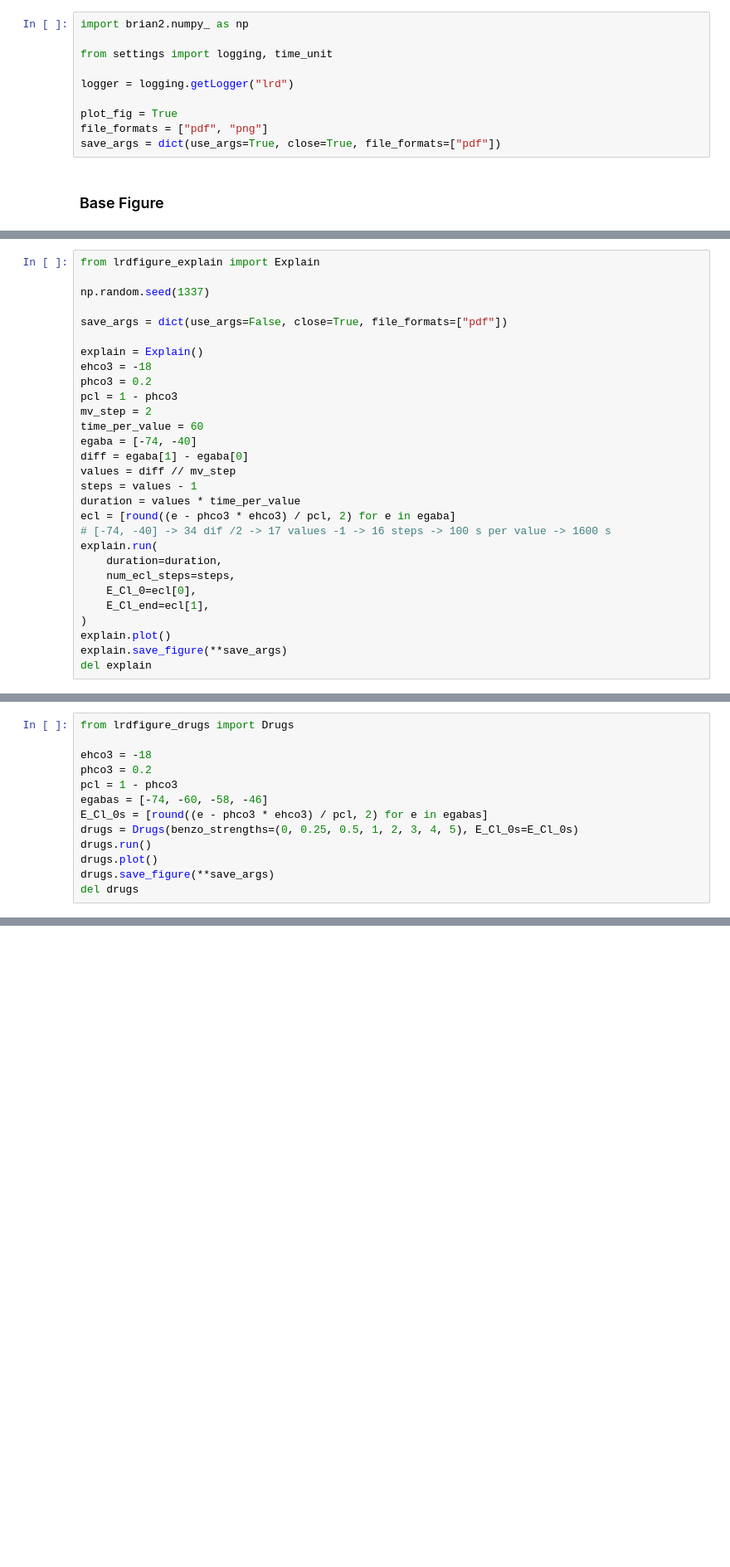
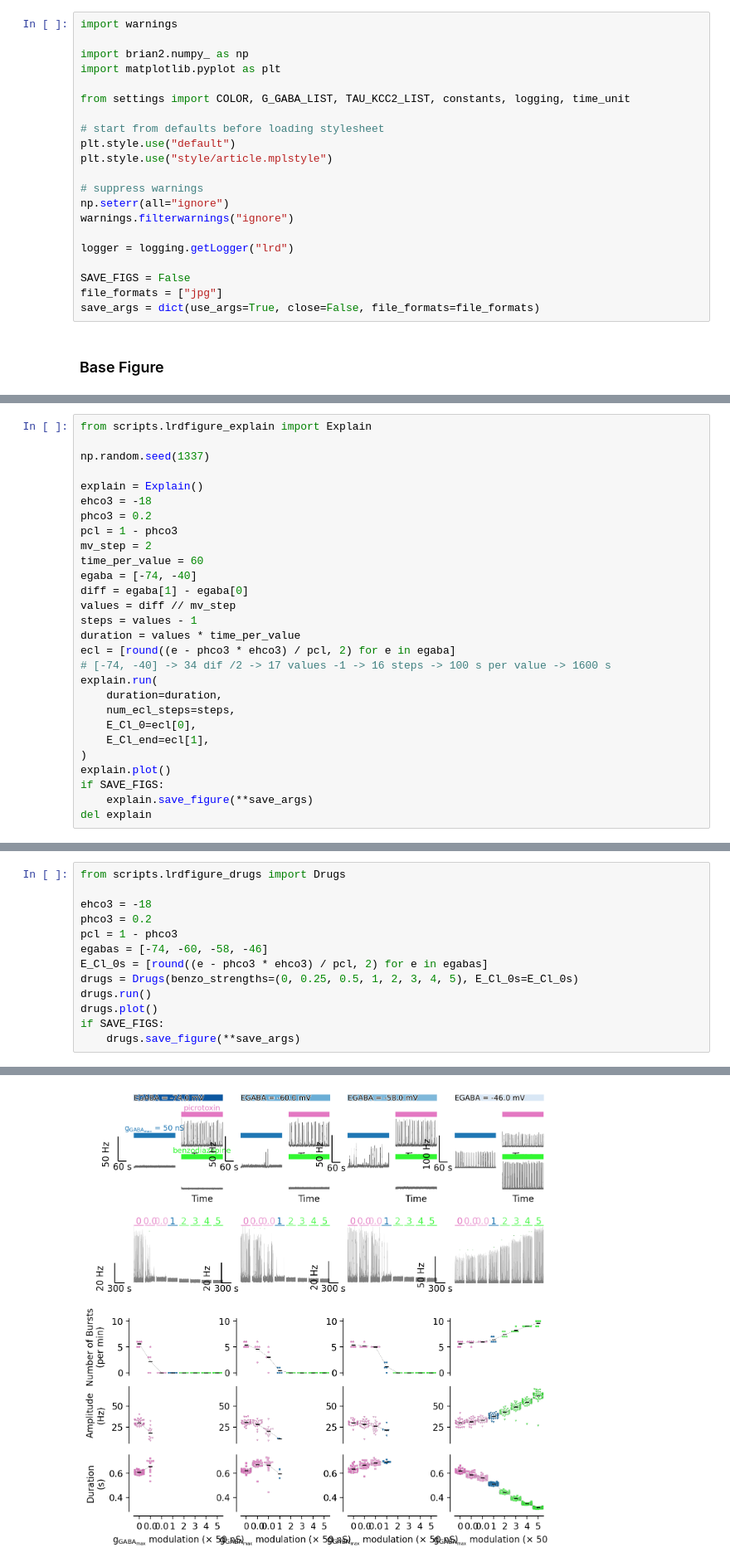
Before and after one commit to ChrisCurrin/goldilocks-GABA, a Jupyter notebook: lrd_figures.ipynb, the cells around one changed output, grey strips where cells are left out. Shown at 83% size. Drawn from its saved outputs; the diff is of its cells as text; blank space fills up the shorter version.

Commit message:
update figures and notebook with better colours and closer relation to final edited versions

```diff
--- a/lrd_figures.ipynb
+++ b/lrd_figures.ipynb
@@ -5,13 +8,24 @@
 # %%
+import warnings
+
 import brian2.numpy_ as np
+import matplotlib.pyplot as plt
 
-from settings import logging, time_unit
+from settings import COLOR, G_GABA_LIST, TAU_KCC2_LIST, constants, logging, time_unit
+
+# start from defaults before loading stylesheet
+plt.style.use("default")
+plt.style.use("style/article.mplstyle")
+
+# suppress warnings
+np.seterr(all="ignore")
+warnings.filterwarnings("ignore")
 
 logger = logging.getLogger("lrd")
 
-plot_fig = True
-file_formats = ["pdf", "png"]
-save_args = dict(use_args=True, close=True, file_formats=["pdf"])
+SAVE_FIGS = False
+file_formats = ["jpg"]
+save_args = dict(use_args=True, close=False, file_formats=file_formats)
 # %% [markdown]
 ### Base Figure
 # %%
@@ -50,9 +36,7 @@ MagicNetwork()
 # %%
-from lrdfigure_explain import Explain
+from scripts.lrdfigure_explain import Explain
 
 np.random.seed(1337)
-
-save_args = dict(use_args=False, close=True, file_formats=["pdf"])
 
 explain = Explain()
 ehco3 = -18
@@ -74,5 +58,6 @@ explain.run(
     E_Cl_end=ecl[1],
 )
 explain.plot()
-explain.save_figure(**save_args)
+if SAVE_FIGS:
+    explain.save_figure(**save_args)
 del explain
@@ -81,5 +71,5 @@ del explain
 # %%
-from lrdfigure_drugs import Drugs
+from scripts.lrdfigure_drugs import Drugs
 
 ehco3 = -18
 phco3 = 0.2
@@ -89,5 +79,6 @@ E_Cl_0s = [round((e - phco3 * ehco3) / pcl, 2) for e in egabas]
 drugs = Drugs(benzo_strengths=(0, 0.25, 0.5, 1, 2, 3, 4, 5), E_Cl_0s=E_Cl_0s)
 drugs.run()
 drugs.plot()
-drugs.save_figure(**save_args)
-del drugs
+if SAVE_FIGS:
+    drugs.save_figure(**save_args)
+# %% [output]
@@ -93,0 +102 @@ del drugs
+[figure, added]
```
Also changed, not shown: parts of 25 cells of this notebook, 10 other files.
